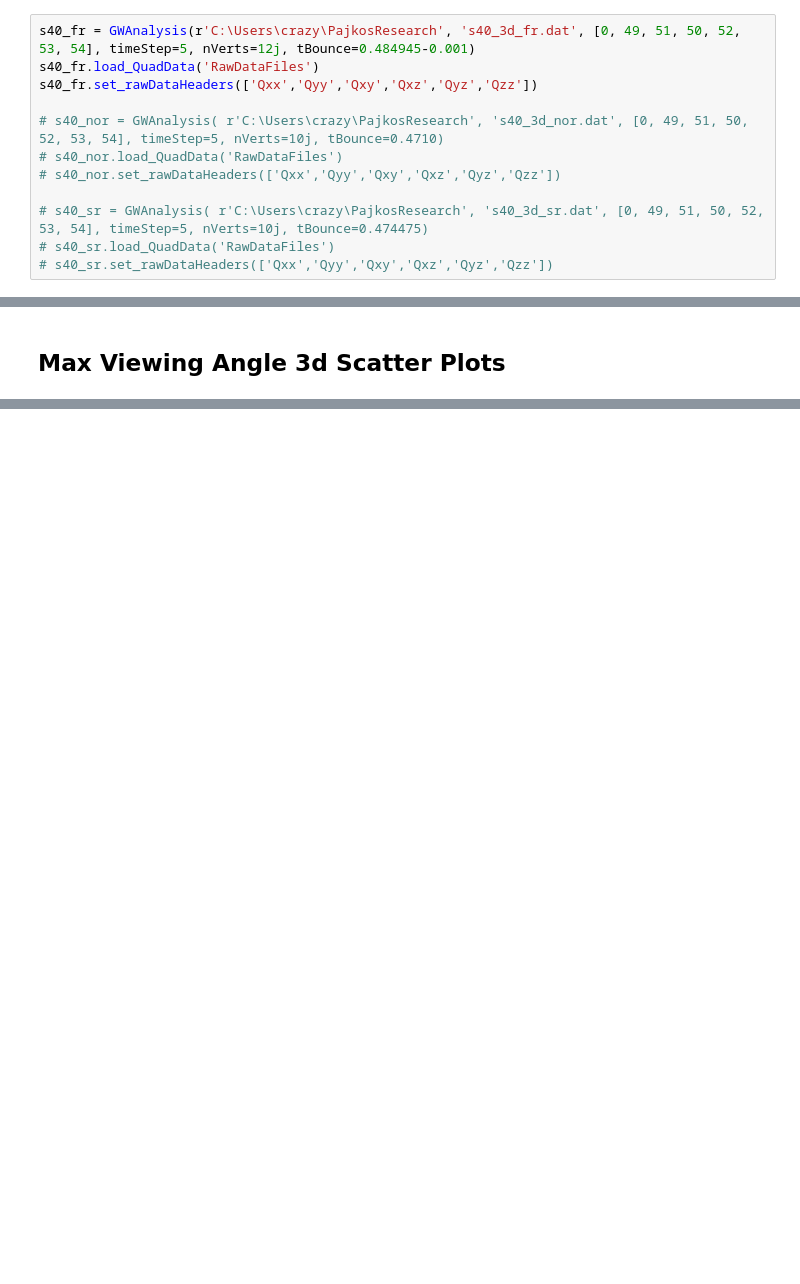
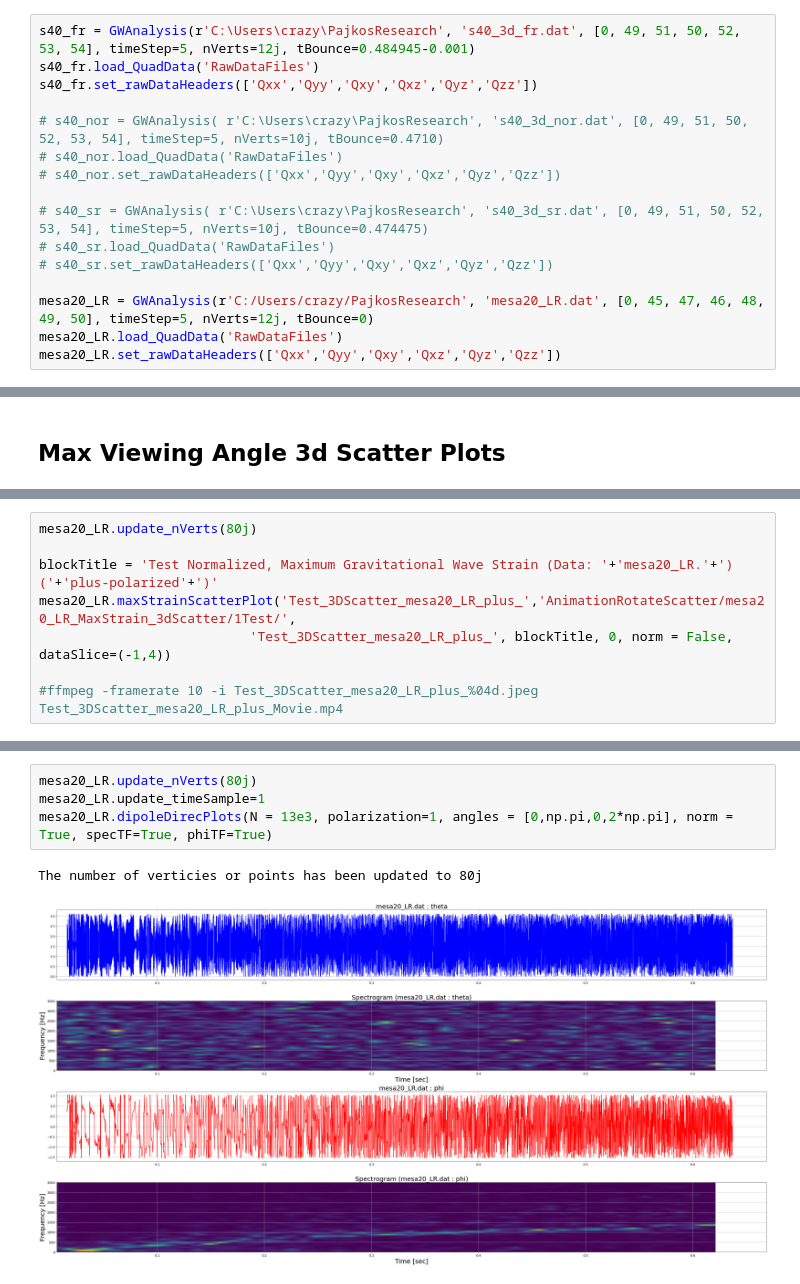
Before and after one commit to StevenVC/PajkosSummerResearch, a Jupyter notebook: programs/TempCompleteSystem.ipynb, the cells around one changed output, grey strips where cells are left out. Drawn from its saved outputs; the diff is of its cells as text; blank space fills up the shorter version.

```diff
--- a/programs/TempCompleteSystem.ipynb
+++ b/programs/TempCompleteSystem.ipynb
@@ -399,6 +402,10 @@ s40_fr.set_rawDataHeaders(['Qxx','Qyy','Qxy','Qxz','Qyz','Qzz'])
 # s40_sr = GWAnalysis( r'C:\Users\crazy\PajkosResearch', 's40_3d_sr.dat', [0, 49, 51, 50, 52, 53, 54], timeStep=5, nVerts=10j, tBounce=0.474475)
 # s40_sr.load_QuadData('RawDataFiles')
 # s40_sr.set_rawDataHeaders(['Qxx','Qyy','Qxy','Qxz','Qyz','Qzz'])
+
+mesa20_LR = GWAnalysis(r'C:/Users/crazy/PajkosResearch', 'mesa20_LR.dat', [0, 45, 47, 46, 48, 49, 50], timeStep=5, nVerts=12j, tBounce=0)
+mesa20_LR.load_QuadData('RawDataFiles')
+mesa20_LR.set_rawDataHeaders(['Qxx','Qyy','Qxy','Qxz','Qyz','Qzz'])
 # %% [markdown]
 ## 2d Strain Analysis
 # %%
@@ -442,0 +439,8 @@ array([[[0.        , 0.        , 0.        ],
+# %%
+mesa20_LR.update_nVerts(80j)
+
+blockTitle = 'Test Normalized, Maximum Gravitational Wave Strain (Data: '+'mesa20_LR.'+') ('+'plus-polarized'+')'
+mesa20_LR.maxStrainScatterPlot('Test_3DScatter_mesa20_LR_plus_','AnimationRotateScatter/mesa20_LR_MaxStrain_3dScatter/1Test/',
+                           'Test_3DScatter_mesa20_LR_plus_', blockTitle, 0, norm = False, dataSlice=(-1,4))
+
+#ffmpeg -framerate 10 -i Test_3DScatter_mesa20_LR_plus_%04d.jpeg  Test_3DScatter_mesa20_LR_plus_Movie.mp4
@@ -442,0 +459,7 @@ array([[[0.        , 0.        , 0.        ],
+# %%
+mesa20_LR.update_nVerts(80j)
+mesa20_LR.update_timeSample=1
+mesa20_LR.dipoleDirecPlots(N = 13e3, polarization=1, angles = [0,np.pi,0,2*np.pi], norm = True, specTF=True, phiTF=True)
+# %% [output]
+The number of verticies or points has been updated to 80j
+[figure, added]
```
Also changed, not shown: parts of 12 cells of this notebook, 1 other file.
